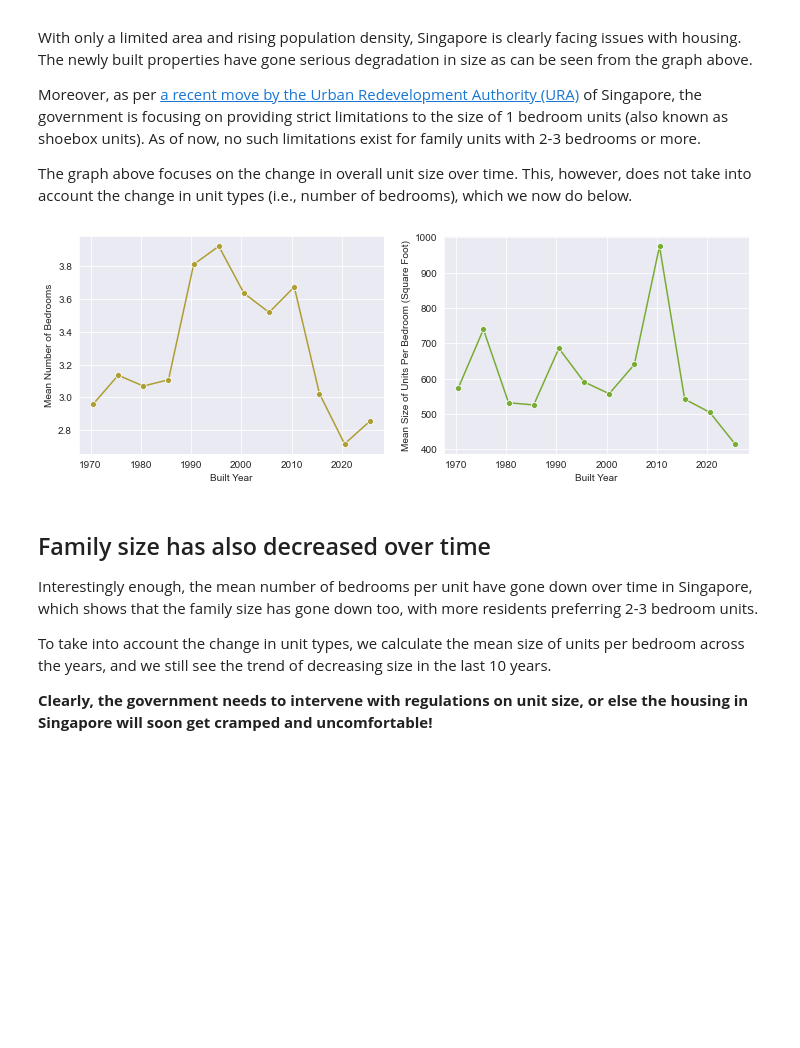
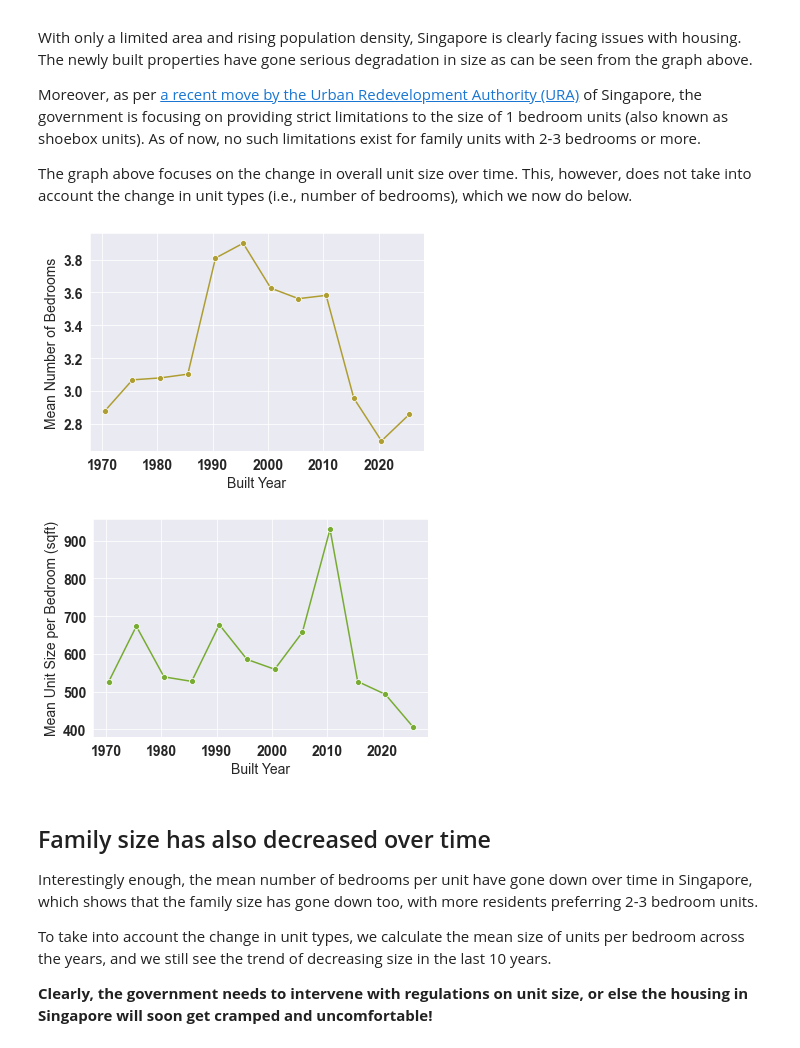
Before and after one commit to atul1696/cs5228-project, a Jupyter notebook: task3.ipynb, the cells around one changed output. Cells and saved outputs as stored; diff of their text form; code cells hidden in the pictures; blank space fills up the shorter version.

Commit message:
task3 savefig

```diff
--- a/task3.ipynb
+++ b/task3.ipynb
@@ -22,6 +27,6 @@ trainX, trainY = read_csv('data/train.csv', ylabel='price')
 testX, _ = read_csv('data/test.csv')
 
 data_preprocessor = DataPreprocessor()
-trainX, trainY = data_preprocessor.fit_transform_for_regression(trainX, trainY)
+trainX, trainY = data_preprocessor.fit_transform_for_regression(trainX, trainY, use_min_max_scaling=False)
 
 df = pd.concat([trainX, trainY], axis=1)
@@ -32,21 +32,0 @@ We compare the price of buildings in today's property market against their origi
-# %%
-built_year, psf = df['built_year'], df['price']/df['size_sqft']
-
-year_mid, psf_mean, num_units = [], [], []
-year_range = (int(np.min(built_year)), int(np.max(built_year)))
-for bin_st in range(year_range[0], year_range[1], 5):
-    bin_end = bin_st + 5
-    bin_index = (built_year < bin_end) & (built_year >= bin_st)
-    num_units.append(np.sum(bin_index))
-    year_mid.append((bin_st + bin_end)/2)
-    psf_mean.append(np.mean(psf[bin_index]))
-
-#### Remove the bin 1963-1968 as it contains only 48 units and skews the visualization for the rest of the trend
-year_mid = year_mid[1:]
-psf_mean = psf_mean[1:]
-
-plt.figure(figsize=(6,4))
-sns.lineplot({"Built Year": year_mid, "Mean Price per Square Foot": psf_mean},
-             x="Built Year", y="Mean Price per Square Foot", marker='o', color=palette[0])
-
-plt.show()
@@ -101,15 +71,21 @@ The graph above focuses on the change in overall unit size over time. This, howe
 # %%
 size_per_bedroom = [size/num_beds for (size, num_beds) in zip(size_mean, beds_mean)]
 
-fig, axs = plt.subplots(ncols=2, figsize=(12,4))
+plt.figure(figsize=(6,4))
+# fig, axs = plt.subplots(ncols=2, figsize=(12,4))
 sns.lineplot({"Built Year": year_mid, "Mean Number of Bedrooms": beds_mean},
-             x="Built Year", y="Mean Number of Bedrooms", ax=axs[0], marker='o', color=palette[2])
-sns.lineplot({"Built Year": year_mid, "Mean Size of Units Per Bedroom (Square Foot)": size_per_bedroom},
-             x="Built Year", y="Mean Size of Units Per Bedroom (Square Foot)", ax=axs[1], marker='o', color=palette[3])
+             x="Built Year", y="Mean Number of Bedrooms", marker='o', color=palette[2])
+# plt.show()
+plt.savefig("task3_num_beds.pdf")
 
-plt.show()
+plt.figure(figsize=(6,4))
+sns.lineplot({"Built Year": year_mid, "Mean Unit Size per Bedroom (sqft)": size_per_bedroom},
+             x="Built Year", y="Mean Unit Size per Bedroom (sqft)", marker='o', color=palette[3])
+# plt.show()
+plt.savefig("task3_property_size_per_bed.pdf")
 # %% [output]
-[figure, old version]
+[figure, new version]
+[figure, added]
 # %% [markdown]
 ## Family size has also decreased over time
 
```
Also changed, not shown: parts of 9 cells of this notebook.
